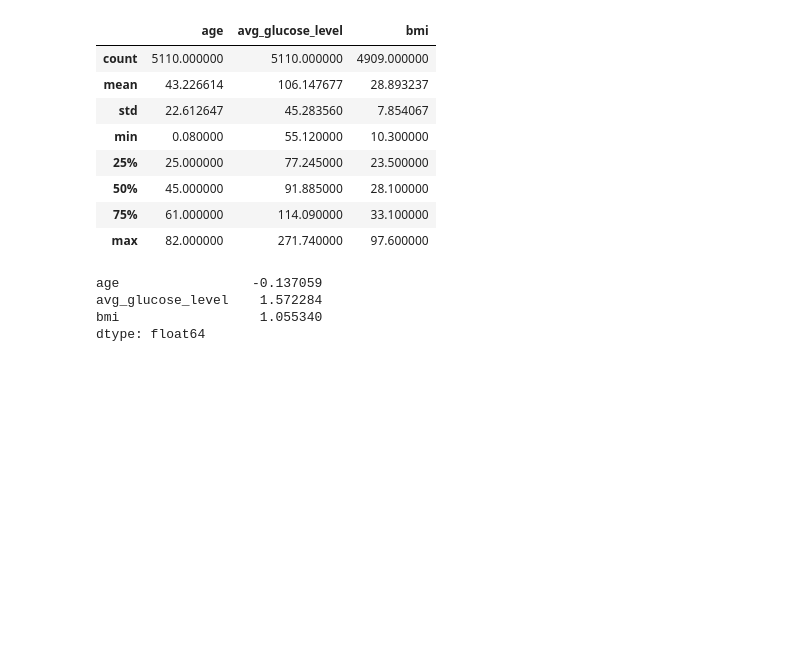
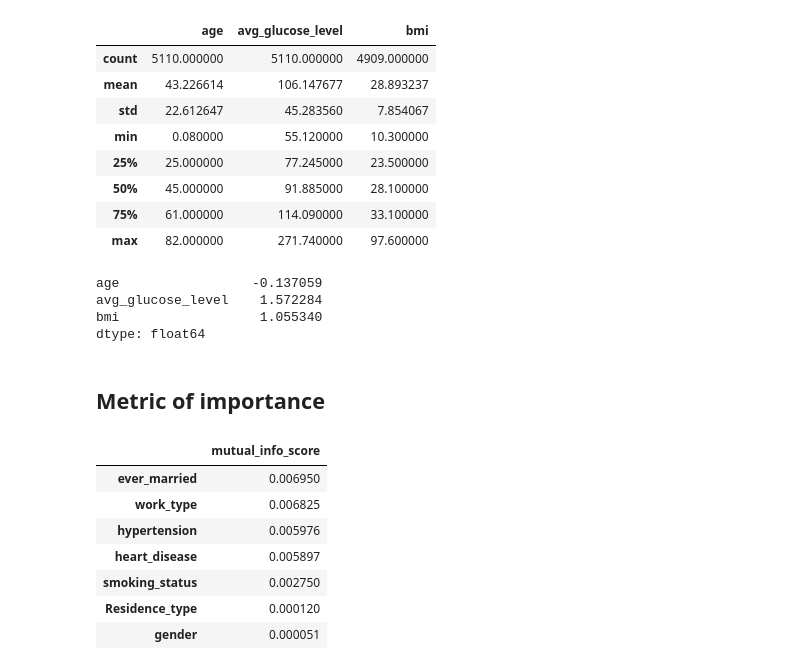
Before and after one commit to joao-pm-santos96/ml_project1, a Jupyter notebook: ml_proj1.ipynb, the cells around one changed output. Saved outputs shown, nothing was run; the diff lists cells and outputs as text; code cells hidden in the pictures; blank space fills up the shorter version.

```diff
--- a/ml_proj1.ipynb
+++ b/ml_proj1.ipynb
@@ -107,3 +109,21 @@ cat = 'gender'
 
 fig = px.histogram(data, x=cat, title=cat, color="stroke")
 fig.show()
+# %% [markdown]
+## Metric of importance
+# %%
+def cat_mut_inf(series):
+    return mutual_info_score(series, data['stroke'])
+
+df_cat = data[categorical].apply(cat_mut_inf)
+df_cat = df_cat.sort_values(ascending=False).to_frame(name='mutual_info_score')
+df_cat
+# %% [output]
+|  | mutual_info_score |
+| ever_married | 0.006950 |
+| work_type | 0.006825 |
+| hypertension | 0.005976 |
+| heart_disease | 0.005897 |
+| smoking_status | 0.002750 |
+| Residence_type | 0.000120 |
+| gender | 0.000051 |
```
Also changed, not shown: parts of 7 cells of this notebook.
